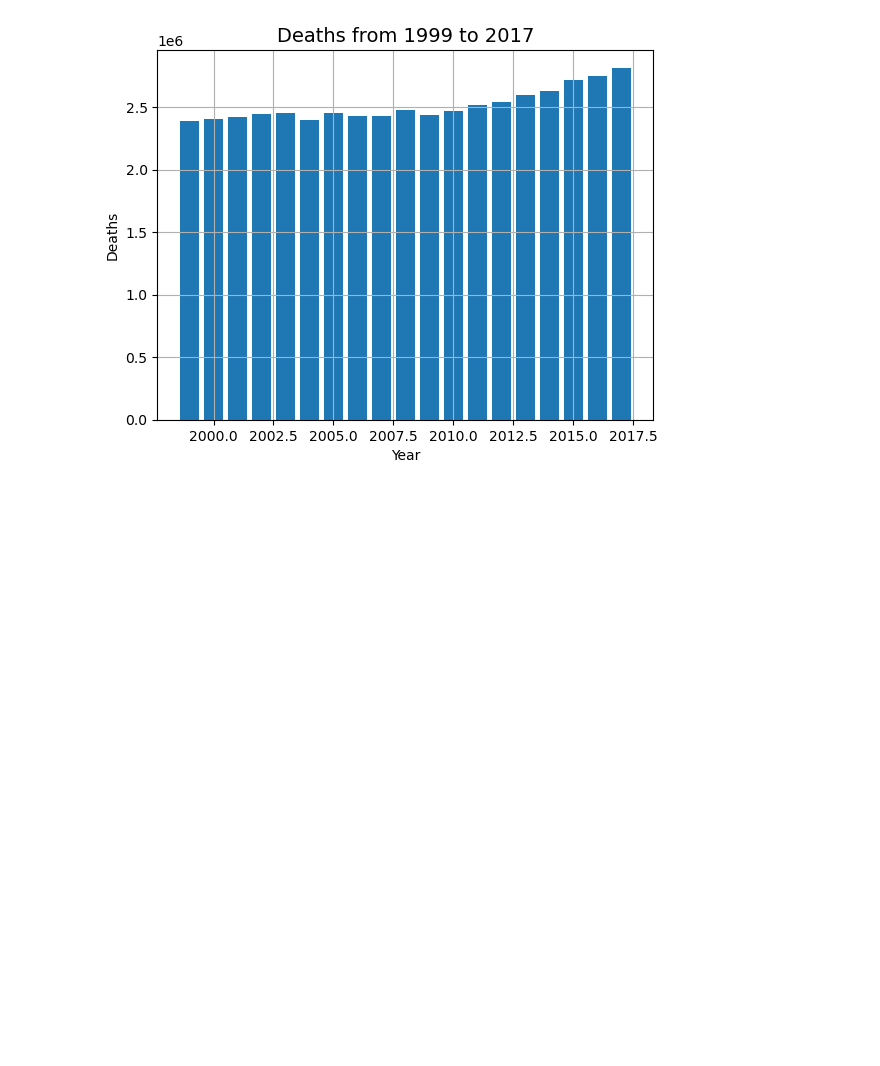
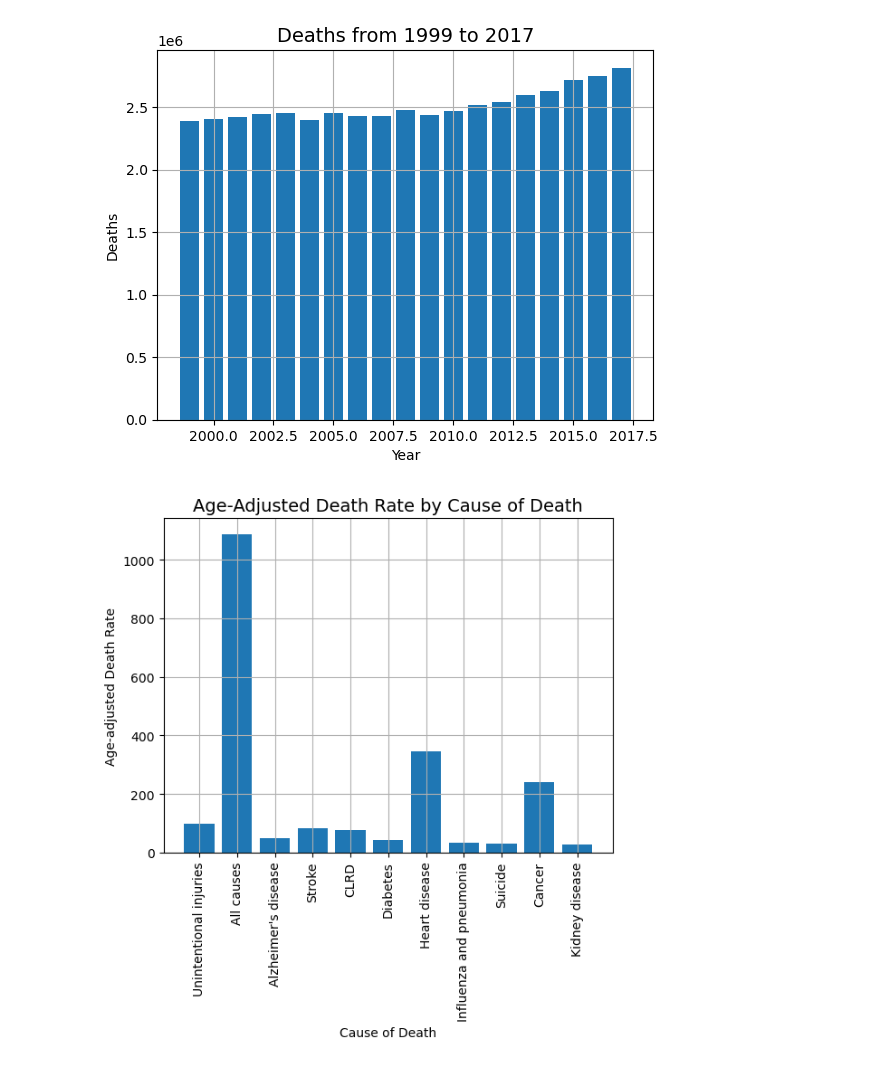
Before and after one commit to Orendain12/Final-Project, a Jupyter notebook: ML_StartingModel_JM.ipynb, the cells around one changed output. Cells and saved outputs as stored; diff of their text form; code cells hidden in the pictures; blank space fills up the shorter version.

```diff
--- a/ML_StartingModel_JM.ipynb
+++ b/ML_StartingModel_JM.ipynb
@@ -31,3 +31,13 @@ plt.grid(True)
 plt.show()
 # %% [output]
 [figure]
+# %%
+plt.bar(df['Cause Name'], df['Age-adjusted Death Rate'])
+plt.title('Age-Adjusted Death Rate by Cause of Death', fontsize = 14)
+plt.xlabel('Cause of Death')
+plt.ylabel('Age-adjusted Death Rate')
+plt.grid(True)
+plt.xticks(rotation=90)
+plt.show()
+# %% [output]
+[figure, added]
```
Also changed, not shown: parts of 8 cells of this notebook.
